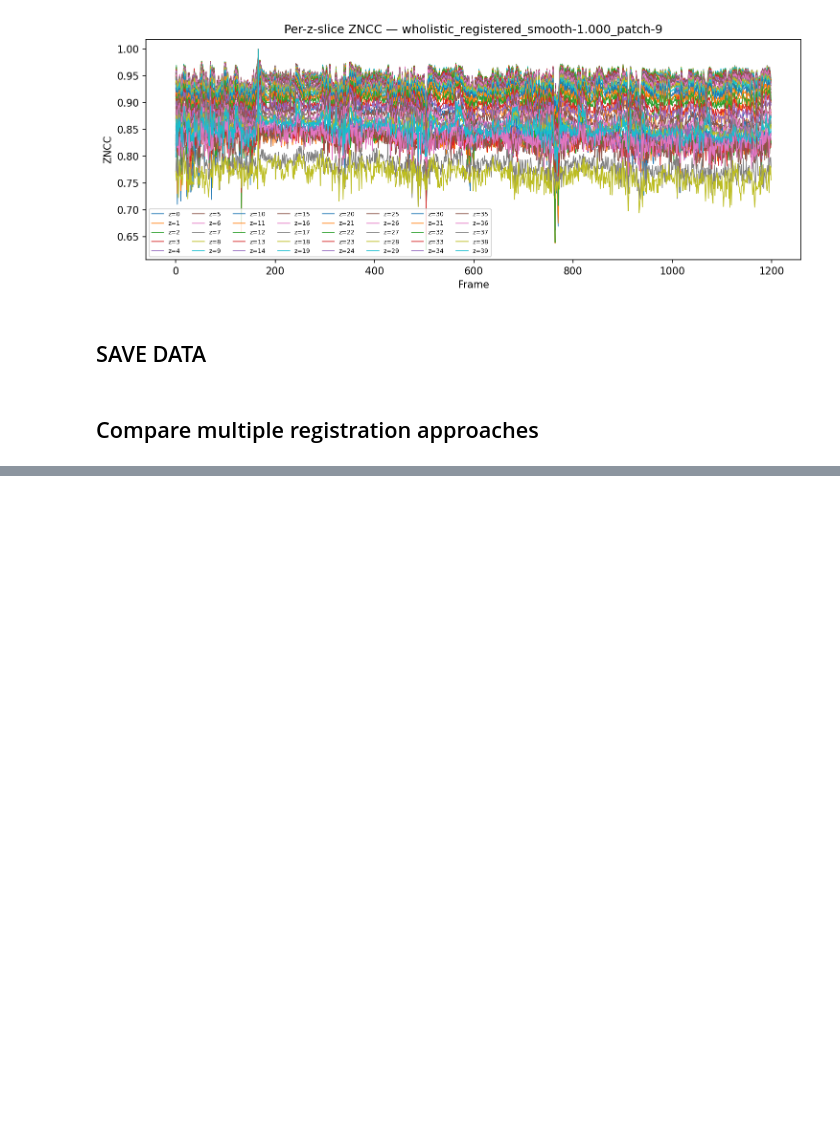
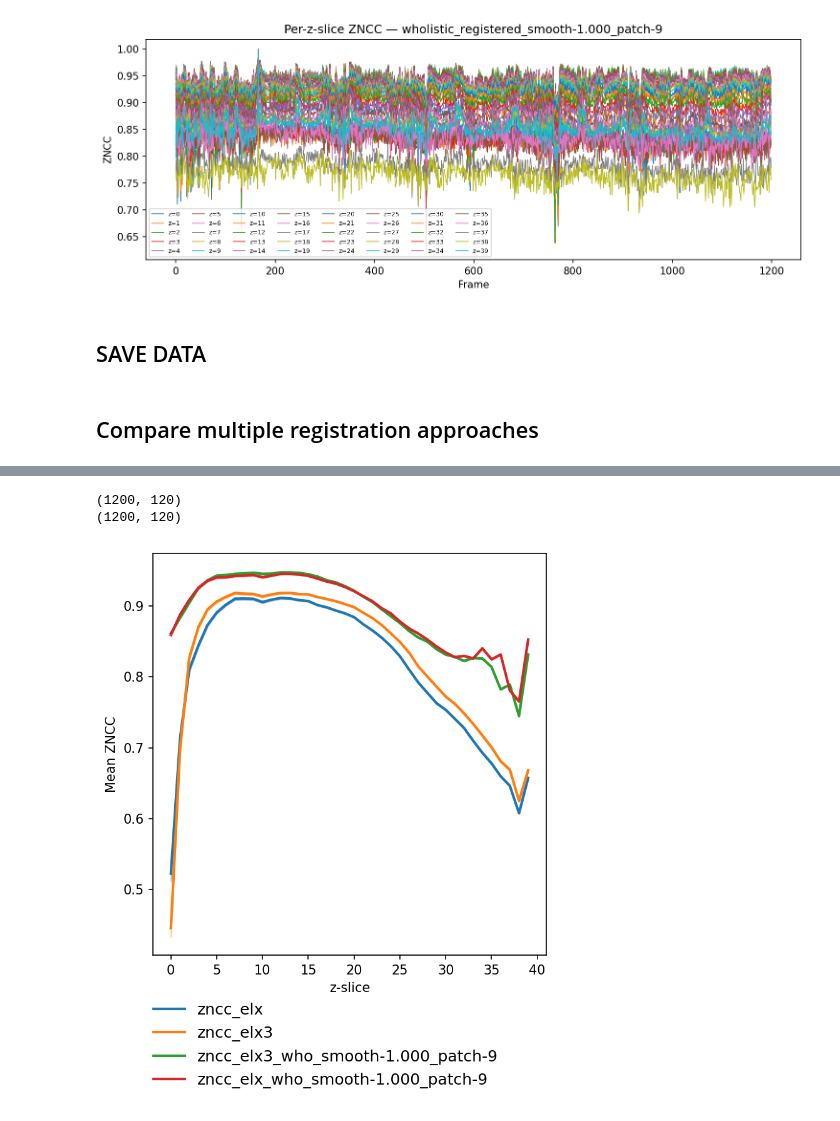
Before and after one commit to MunibH/g5ht-pipeline, a Jupyter notebook: reg_zncc.ipynb, the cells around one changed output, grey strips where cells are left out. Cells and saved outputs as stored; diff of their text form; code cells hidden in the pictures; blank space fills up the shorter version.

```diff
--- a/reg_zncc.ipynb
+++ b/reg_zncc.ipynb
@@ -174,0 +162,26 @@ plt.show()
+# %%
+# plot mean across time/frame, for each z-slice, compare all files in one plot
+fig, ax = plt.subplots(figsize=(5,5), dpi=150)
+for color, zncc_file in zip(colors, zncc_files):
+    zncc_data = np.load(os.path.join(ZNCC_DIR, zncc_file))
+    if 'elx3' in zncc_file:
+        print(zncc_data.shape)
+        # 'unzoom' the data by indexing with a step equal to the zoom factor
+        zncc_data = zncc_data[:, ::3]
+    zncc_mean = zncc_data.mean(axis=0)  # mean across time/frame
+    stdev = zncc_data.std(axis=0)  # standard error
+    ci95 = 1.96 * stdev / np.sqrt(zncc_data.shape[0])  # 95% confidence interval
+    label = zncc_file.replace('.npy', '')
+    plt.plot(range(Z), zncc_mean, lw=2, color=color, label=label)
+    plt.fill_between(range(Z), zncc_mean - ci95, zncc_mean + ci95, color=color, alpha=0.3, label=None)
+plt.xlabel('z-slice')
+plt.ylabel('Mean ZNCC')
+fig.legend(loc='lower center',
+           fontsize=12, frameon=False,
+           bbox_to_anchor=(0.5, -0.2))
+plt.tight_layout()
+plt.show()
+# %% [output]
+(1200, 120)
+(1200, 120)
+[figure, added]
```
Also changed, not shown: parts of 6 cells of this notebook, 4 other files.
